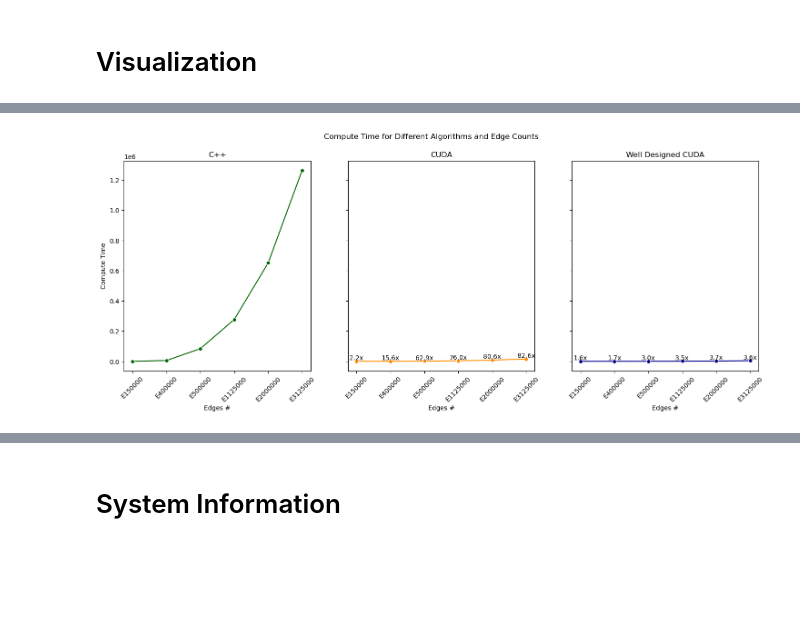
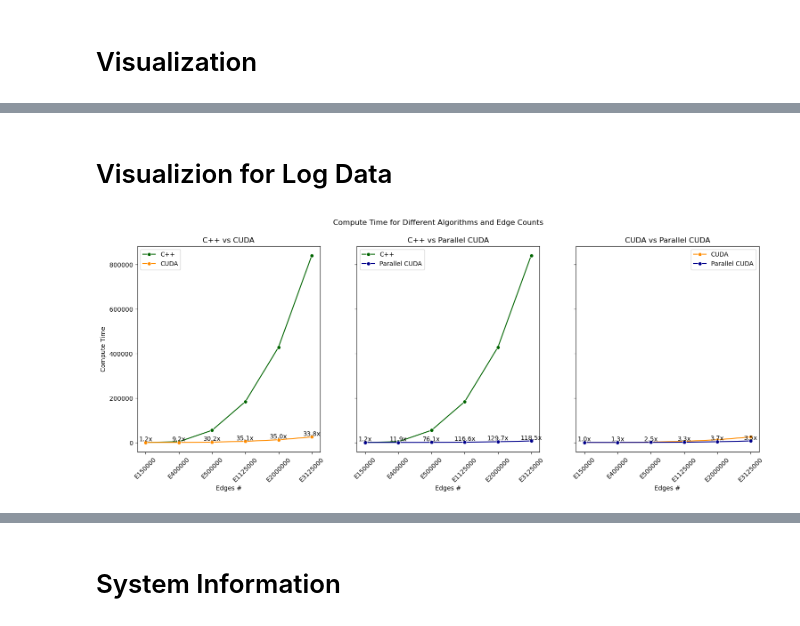
Before and after one commit to Lemutisme/CUDA-project-for-IE533, a Jupyter notebook: Code/SSP.ipynb, the cells around one changed output, grey strips where cells are left out. Cells and saved outputs as stored; diff of their text form; code cells hidden in the pictures; blank space fills up the shorter version.

```diff
--- a/Code/SSP.ipynb
+++ b/Code/SSP.ipynb
@@ -128,7 +128,17 @@ plt.show()
 # %%
+record1 = {
+    "Vertices #": ['V1000', 'V2000', 'V5000', 'V7500', 'V10000', 'V12500'],
+    "Edges #": ['E150000', 'E400000', 'E500000', 'E1125000', 'E2000000', 'E3125000'],
+    "compute_time of C++": [380, 3518, 54874, 183425, 428358, 840263],
+    "compute_time of CUDA": [313, 384, 1820, 5223, 12228, 24836],
+    "compute_time of Parallel CUDA": [304, 295, 721, 1573, 3303, 7092],
+}
+
+df = pd.DataFrame(record1)
+
 # Calculate speedup compared to C++
 df['CUDA_speedup'] = df['compute_time of C++'] / df['compute_time of CUDA']
-df['Well Designed CUDA_speedup'] = df['compute_time of CUDA'] / df['compute_time of Well Designed CUDA']
+df['Parallel CUDA_speedup'] = df['compute_time of CUDA'] / df['compute_time of Parallel CUDA']
 
 fig, axes = plt.subplots(1, 3, figsize=(18, 6), sharey=True)
 fig.suptitle("Compute Time for Different Algorithms and Edge Counts")
@@ -143,16 +153,71 @@ axes[1].set_title("CUDA")
 axes[1].set_ylabel("")
 axes[1].set_xticklabels(df['Edges #'], rotation=45)
 
-sns.lineplot(ax=axes[2], data=df, x='Edges #', y='compute_time of Well Designed CUDA', marker='o', color='darkblue')
-axes[2].set_title("Well Designed CUDA")
+sns.lineplot(ax=axes[2], data=df, x='Edges #', y='compute_time of Parallel CUDA', marker='o', color='darkblue')
+axes[2].set_title("Parallel CUDA")
 axes[2].set_ylabel("")
 axes[2].set_xticklabels(df['Edges #'], rotation=45)
 
 # Annotate speedup compared to C++
 for i, row in df.iterrows():
     axes[1].text(row['Edges #'], row['compute_time of CUDA'], f"{row['CUDA_speedup']:.1f}x", ha='center', va='bottom')
-    axes[2].text(row['Edges #'], row['compute_time of Well Designed CUDA'], f"{row['Well Designed CUDA_speedup']:.1f}x", ha='center', va='bottom')
+    axes[2].text(row['Edges #'], row['compute_time of Parallel CUDA'], f"{row['Parallel CUDA_speedup']:.1f}x", ha='center', va='bottom')
 
 plt.show()
-# %% [output]
-[figure, removed]
+# %% [markdown]
+# Visualizion for Log Data
+# %%
+import pandas as pd
+import seaborn as sns
+import matplotlib.pyplot as plt
+
+record1 = {
+    "Vertices #": ['V1000', 'V2000', 'V5000', 'V7500', 'V10000', 'V12500'],
+    "Edges #": ['E150000', 'E400000', 'E500000', 'E1125000', 'E2000000', 'E3125000'],
+    "compute_time of C++": [380, 3518, 54874, 183425, 428358, 840263],
+    "compute_time of CUDA": [313, 384, 1820, 5223, 12228, 24836],
+    "compute_time of Parallel CUDA": [304, 295, 721, 1573, 3303, 7092],
+}
+
+df = pd.DataFrame(record1)
+
+# Calculate speedup compared to C++
+df['CUDA_speedup'] = df['compute_time of C++'] / df['compute_time of CUDA']
+df['Parallel CUDA_speedup'] = df['compute_time of C++'] / df['compute_time of Parallel CUDA']
+
+fig, axes = plt.subplots(1, 3, figsize=(18, 6), sharey=True)
+fig.suptitle("Compute Time for Different Algorithms and Edge Counts")
+
+# C++ vs CUDA
+sns.lineplot(ax=axes[0], data=df, x='Edges #', y='compute_time of C++', marker='o', color='darkgreen', label="C++")
+sns.lineplot(ax=axes[0], data=df, x='Edges #', y='compute_time of CUDA', marker='o', color='darkorange', label="CUDA")
+axes[0].set_title("C++ vs CUDA")
+axes[0].set_ylabel("Compute Time")
+axes[0].set_xticklabels(df['Edges #'], rotation=45)
+axes[0].legend()
+
+# C++ vs Parallel CUDA
+sns.lineplot(ax=axes[1], data=df, x='Edges #', y='compute_time of C++', marker='o', color='darkgreen', label="C++")
+sns.lineplot(ax=axes[1], data=df, x='Edges #', y='compute_time of Parallel CUDA', marker='o', color='darkblue', label="Parallel CUDA")
+axes[1].set_title("C++ vs Parallel CUDA")
+axes[1].set_ylabel("")
+axes[1].set_xticklabels(df['Edges #'], rotation=45)
+axes[1].legend()
+
+# CUDA vs Parallel CUDA
+sns.lineplot(ax=axes[2], data=df, x='Edges #', y='compute_time of CUDA', marker='o', color='darkorange', label="CUDA")
+sns.lineplot(ax=axes[2], data=df, x='Edges #', y='compute_time of Parallel CUDA', marker='o', color='darkblue', label="Parallel CUDA")
+axes[2].set_title("CUDA vs Parallel CUDA")
+axes[2].set_ylabel("")
+axes[2].set_xticklabels(df['Edges #'], rotation=45)
+axes[2].legend()
+
+# Annotate speedup values
+for i, row in df.iterrows():
+    axes[0].text(row['Edges #'], row['compute_time of CUDA'], f"{row['CUDA_speedup']:.1f}x", ha='center', va='bottom')
+    axes[1].text(row['Edges #'], row['compute_time of Parallel CUDA'], f"{row['Parallel CUDA_speedup']:.1f}x", ha='center', va='bottom')
+    axes[2].text(row['Edges #'], row['compute_time of Parallel CUDA'], f"{(row['compute_time of CUDA'] / row['compute_time of Parallel CUDA']):.1f}x", ha='center', va='bottom')
+
+plt.show()
+# %% [output]
+[figure, added]
```
Also changed, not shown: parts of 7 cells of this notebook, 2 other files.
